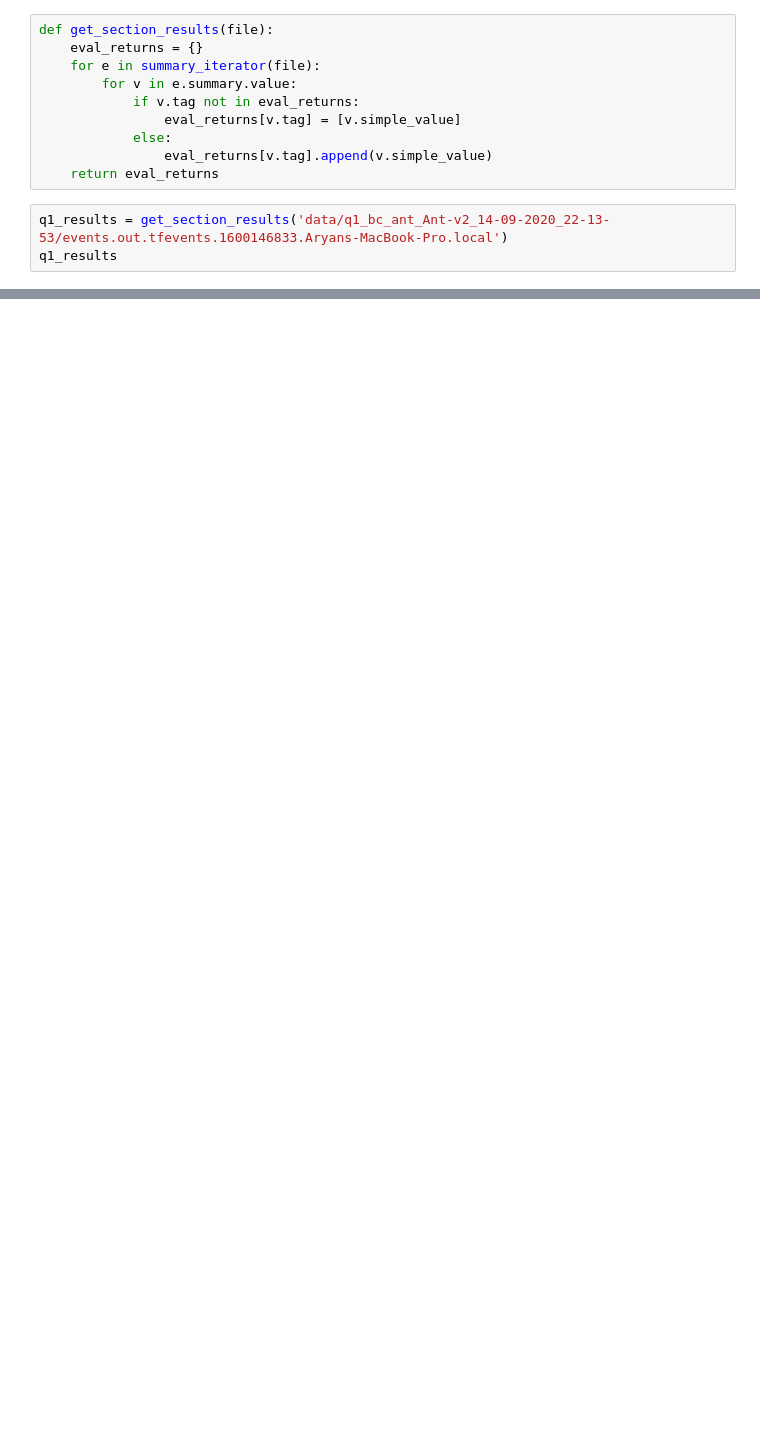
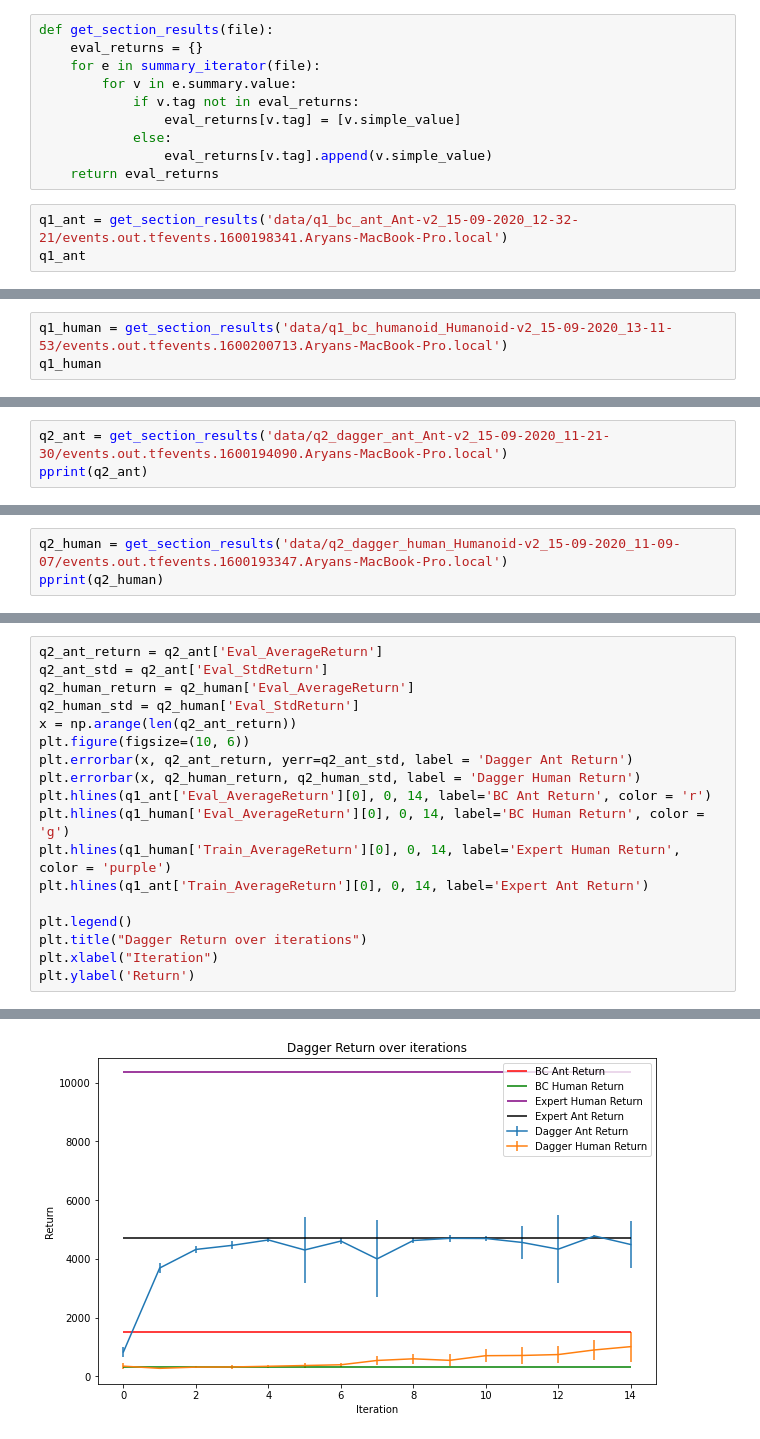
Before and after one commit to aryanluthra1999/homework_fall2020, a Jupyter notebook: hw1/HW1 plotter .ipynb, the cells around one changed output, grey strips where cells are left out. Drawn from its saved outputs; the diff is of its cells as text; blank space fills up the shorter version.

```diff
--- a/hw1/HW1 plotter .ipynb
+++ b/hw1/HW1 plotter .ipynb
@@ -13,8 +15,8 @@ def get_section_results(file):
                 eval_returns[v.tag].append(v.simple_value)
     return eval_returns
 # %%
-q1_results = get_section_results('data/q1_bc_ant_Ant-v2_14-09-2020_22-13-53/events.out.tfevents.1600146833.Aryans-MacBook-Pro.local')
-q1_results
+q1_ant = get_section_results('data/q1_bc_ant_Ant-v2_15-09-2020_12-32-21/events.out.tfevents.1600198341.Aryans-MacBook-Pro.local')
+q1_ant
 # %% [output]
 {'Eval_AverageReturn': [1498.5616455078125],
  'Eval_StdReturn': [856.665283203125],
@@ -50,0 +35,3 @@ pprint(q2_results)
+# %%
+q1_human = get_section_results('data/q1_bc_humanoid_Humanoid-v2_15-09-2020_13-11-53/events.out.tfevents.1600200713.Aryans-MacBook-Pro.local')
+q1_human
@@ -50,0 +53,3 @@ pprint(q2_results)
+# %%
+q2_ant = get_section_results('data/q2_dagger_ant_Ant-v2_15-09-2020_11-21-30/events.out.tfevents.1600194090.Aryans-MacBook-Pro.local')
+pprint(q2_ant)
@@ -50,0 +74,3 @@ pprint(q2_results)
+# %%
+q2_human = get_section_results('data/q2_dagger_human_Humanoid-v2_15-09-2020_11-09-07/events.out.tfevents.1600193347.Aryans-MacBook-Pro.local')
+pprint(q2_human)
@@ -50,0 +95,19 @@ pprint(q2_results)
+# %%
+q2_ant_return = q2_ant['Eval_AverageReturn']
+q2_ant_std = q2_ant['Eval_StdReturn']
+q2_human_return = q2_human['Eval_AverageReturn']
+q2_human_std = q2_human['Eval_StdReturn']
+x = np.arange(len(q2_ant_return))
+plt.figure(figsize=(10, 6))
+plt.errorbar(x, q2_ant_return, yerr=q2_ant_std, label = 'Dagger Ant Return')
+plt.errorbar(x, q2_human_return, q2_human_std, label = 'Dagger Human Return')
+plt.hlines(q1_ant['Eval_AverageReturn'][0], 0, 14, label='BC Ant Return', color = 'r')
+plt.hlines(q1_human['Eval_AverageReturn'][0], 0, 14, label='BC Human Return', color = 'g')
+plt.hlines(q1_human['Train_AverageReturn'][0], 0, 14, label='Expert Human Return', color = 'purple')
+plt.hlines(q1_ant['Train_AverageReturn'][0], 0, 14, label='Expert Ant Return')
+
+plt.legend()
+plt.title("Dagger Return over iterations")
+plt.xlabel("Iteration")
+plt.ylabel('Return')
+# %% [output]
@@ -50,0 +115 @@ pprint(q2_results)
+[figure, added]
```
Also changed, not shown: parts of 8 cells of this notebook, 38 other files.
